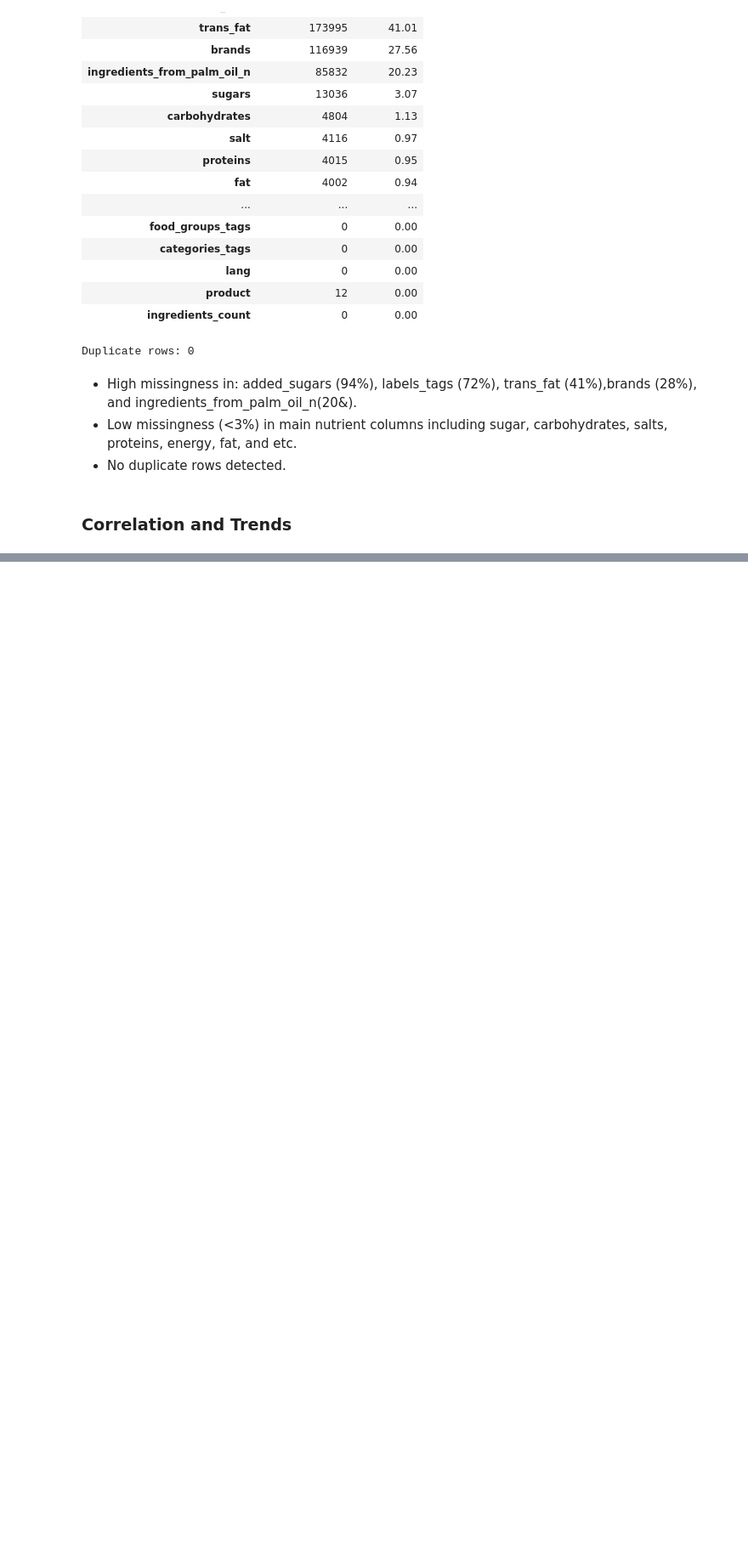
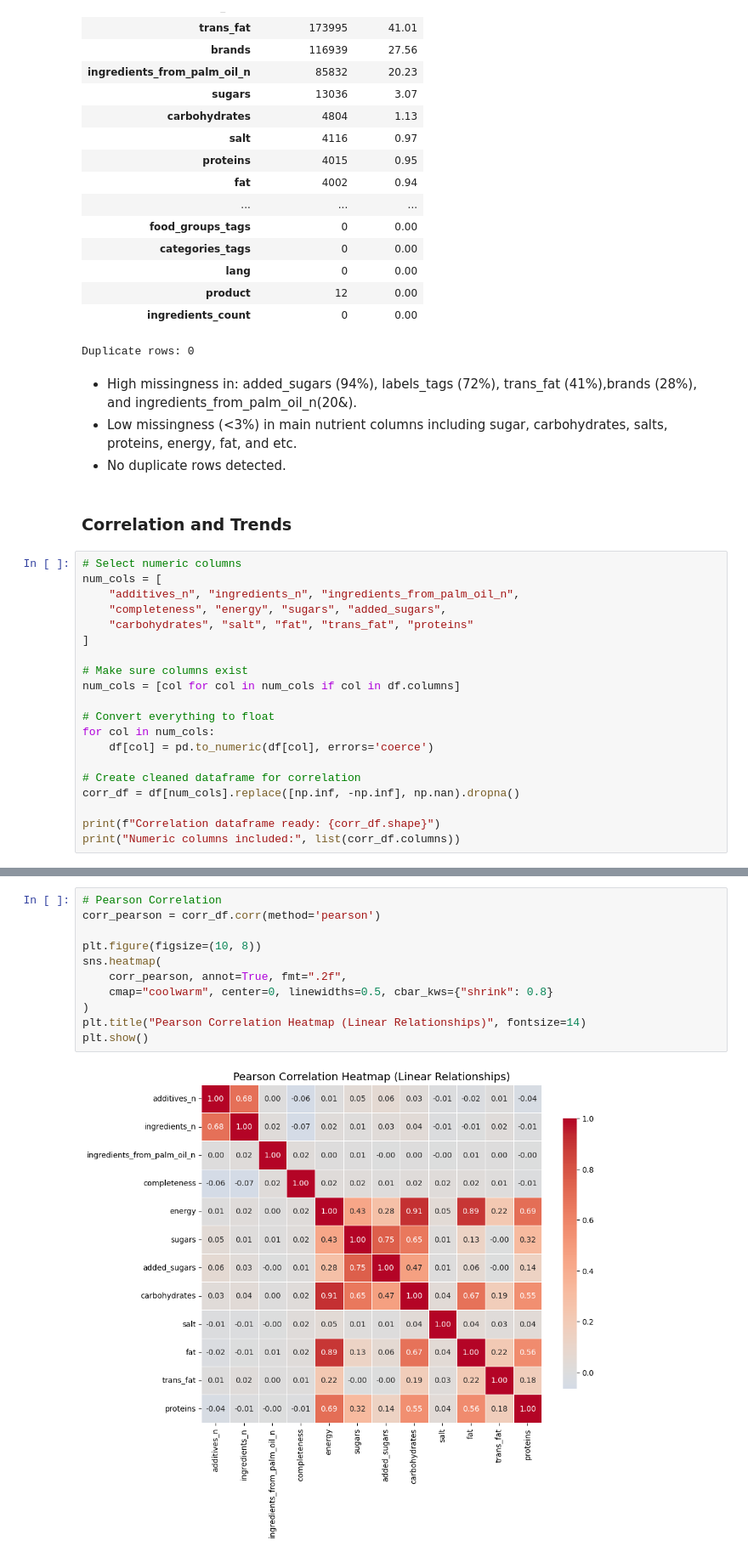
Before and after one commit to swhoyle/food-nutrition-model, a Jupyter notebook: notebooks/2_eda.ipynb, the cells around one changed output, grey strips where cells are left out. Shown at 85% size. Drawn from its saved outputs; the diff is of its cells as text; blank space fills up the shorter version.

```diff
--- a/notebooks/2_eda.ipynb
+++ b/notebooks/2_eda.ipynb
@@ -1048,3 +1041,23 @@ Duplicate rows: 0
 - No duplicate rows detected.
 # %% [markdown]
 ### Correlation and Trends
+# %%
+# Select numeric columns
+num_cols = [
+    "additives_n", "ingredients_n", "ingredients_from_palm_oil_n",
+    "completeness", "energy", "sugars", "added_sugars",
+    "carbohydrates", "salt", "fat", "trans_fat", "proteins"
+]
+
+# Make sure columns exist
+num_cols = [col for col in num_cols if col in df.columns]
+
+# Convert everything to float
+for col in num_cols:
+    df[col] = pd.to_numeric(df[col], errors='coerce')
+
+# Create cleaned dataframe for correlation
+corr_df = df[num_cols].replace([np.inf, -np.inf], np.nan).dropna()
+
+print(f"Correlation dataframe ready: {corr_df.shape}")
+print("Numeric columns included:", list(corr_df.columns))
@@ -1050,0 +1067,13 @@ Duplicate rows: 0
+# %%
+# Pearson Correlation
+corr_pearson = corr_df.corr(method='pearson')
+
+plt.figure(figsize=(10, 8))
+sns.heatmap(
+    corr_pearson, annot=True, fmt=".2f",
+    cmap="coolwarm", center=0, linewidths=0.5, cbar_kws={"shrink": 0.8}
+)
+plt.title("Pearson Correlation Heatmap (Linear Relationships)", fontsize=14)
+plt.show()
+# %% [output]
+[figure, added]
```
Also changed, not shown: parts of 12 cells of this notebook, 1 other file.
